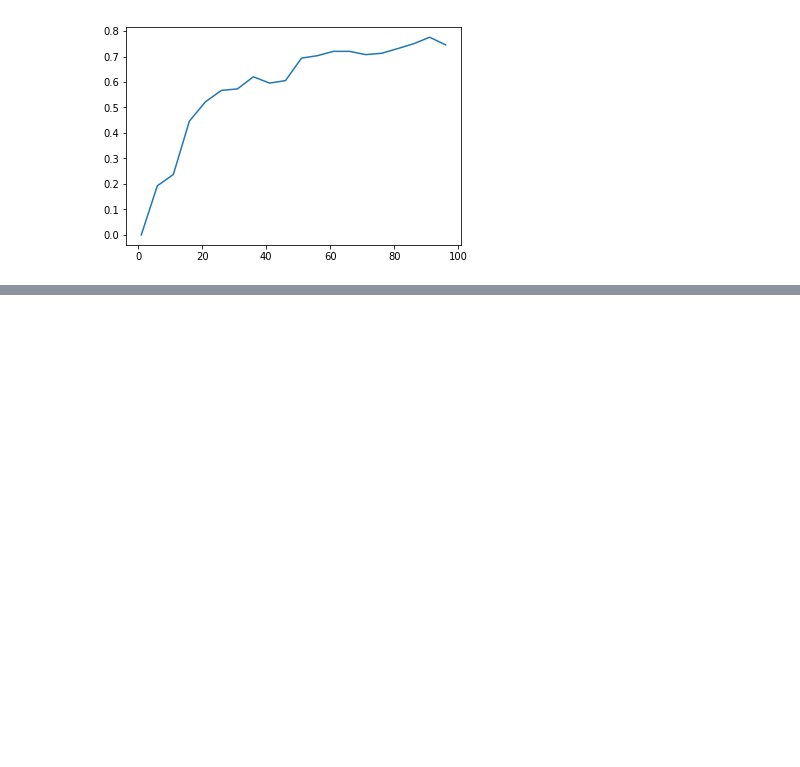
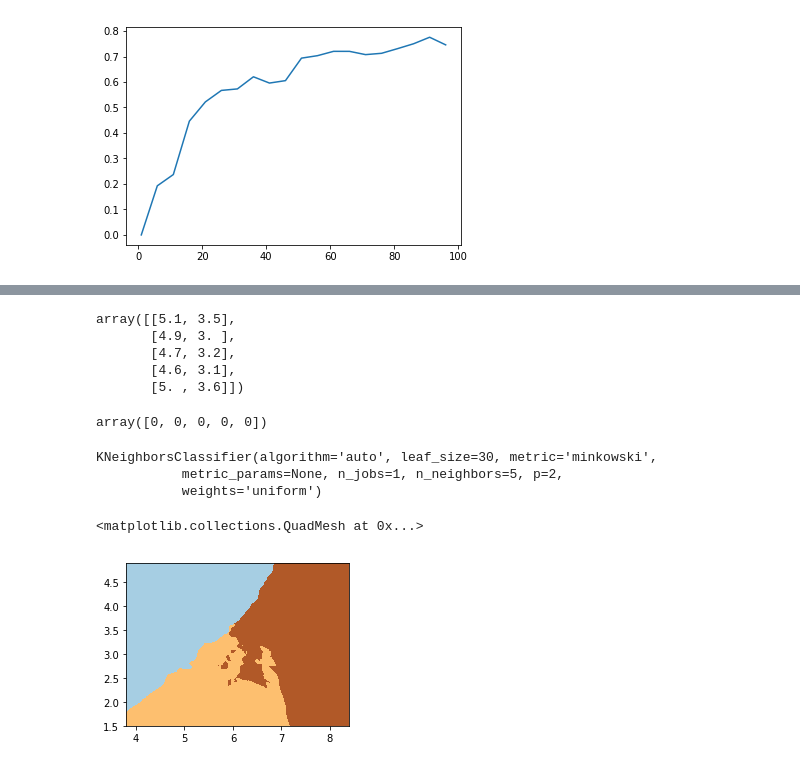
Before and after one commit to JinSeongKwang/data-science-workbook, a Jupyter notebook: data-science-from-scratch-workbook/12.K-NN.ipynb, the cells around one changed output, grey strips where cells are left out. Saved outputs shown, nothing was run; the diff lists cells and outputs as text; code cells hidden in the pictures; blank space fills up the shorter version.

```diff
--- a/data-science-from-scratch-workbook/12.K-NN.ipynb
+++ b/data-science-from-scratch-workbook/12.K-NN.ipynb
@@ -226,0 +235,42 @@ dim min(distances) mean(distances) min/mean
+# %%
+iris = datasets.load_iris()
+X = iris.data[:, :2] # we only take the first two features.
+Y = iris.target
+# %%
+X[:5]
+# %% [output]
+array([[5.1, 3.5],
+       [4.9, 3. ],
+       [4.7, 3.2],
+       [4.6, 3.1],
+       [5. , 3.6]])
+# %%
+Y[:5]
+# %% [output]
+array([0, 0, 0, 0, 0])
+# %%
+h = .02 # step size in the mesh
+
+knn=neighbors.KNeighborsClassifier()
+# %%
+knn.fit(X, Y)
+# %% [output]
+KNeighborsClassifier(algorithm='auto', leaf_size=30, metric='minkowski',
+           metric_params=None, n_jobs=1, n_neighbors=5, p=2,
+           weights='uniform')
+# %%
+# Plot the decision boundary. For that, we will asign a color to each
+# point in the mesh [x_min, x_max]x[y_min, y_max].
+x_min, x_max = X[:,0].min() - .5, X[:,0].max() + .5
+y_min, y_max = X[:,1].min() - .5, X[:,1].max() + .5
+xx, yy = np.meshgrid(np.arange(x_min, x_max, h), np.arange(y_min, y_max, h))
+Z = knn.predict(np.c_[xx.ravel(), yy.ravel()])
+# %%
+# Put the result into a color plot
+Z = Z.reshape(xx.shape)
+pl.figure(1, figsize=(4, 3))
+pl.set_cmap(pl.cm.Paired)
+pl.pcolormesh(xx, yy, Z)
+# %% [output]
+<matplotlib.collections.QuadMesh at 0x...>
+[figure, added]
```
Also changed, not shown: parts of 3 cells of this notebook.
